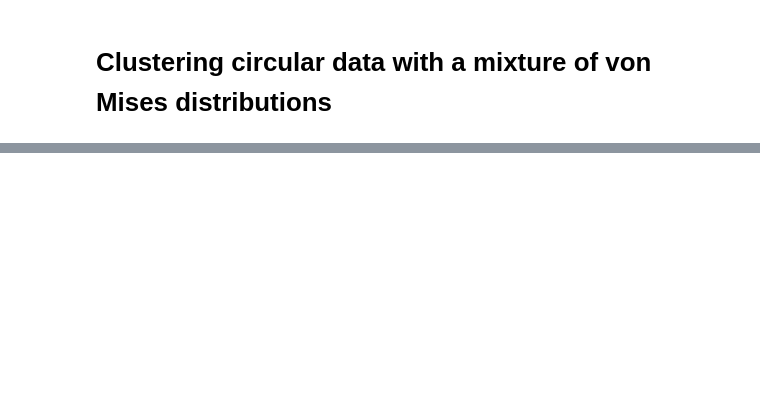
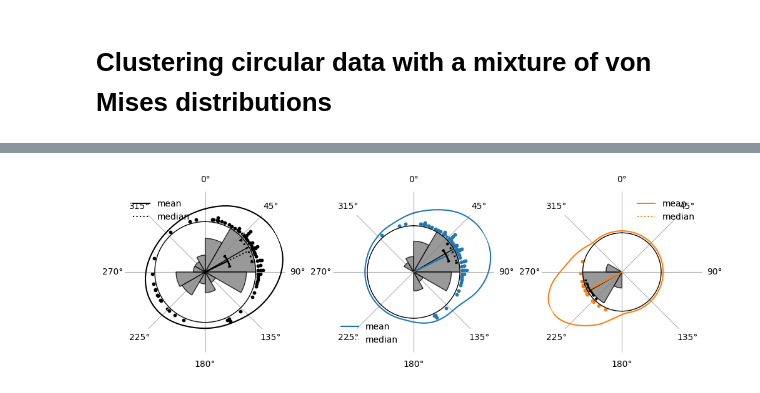
Before and after one commit to circstat/pycircstat2, a Jupyter notebook: examples/T5-clustering.ipynb, the cells around one changed output, grey strips where cells are left out. Saved outputs shown, nothing was run; the diff lists cells and outputs as text; code cells hidden in the pictures; blank space fills up the shorter version.

Commit message:
add: examples/T5-clustering

```diff
--- a/examples/T5-clustering.ipynb
+++ b/examples/T5-clustering.ipynb
@@ -12,4 +11,4 @@ Here we use the dataset B3 from Fisher (1993) to demonstrate the usage of MoVM (
 # %%
 d = load_data("B3", source="fisher")["θ"].values
-c = Circular(d)
-_ = circ_plot(c)
+model = MoVM(n_clusters=2, unit="degree")
+model.fit(d)
@@ -17,0 +32,29 @@ _ = circ_plot(c)
+# %%
+labels = ["A", "B", "C"]
+fig, ax = plt.subplot_mosaic(
+    mosaic="ABC", figsize=(10, 5),
+    subplot_kw={"projection": "polar"},
+    layout="constrained",
+)
+
+# complete data
+c = Circular(d)
+c.plot(ax=ax["A"])
+
+for i, k in enumerate(range(2)):
+
+    # clustered data
+    x_k = model.x[model.labels == k]
+    c_k = Circular(data=x_k, unit=model.unit)
+
+    c_k.plot(
+        ax=ax[labels[i+1]],
+        config={
+            "density": {"color": f"C{i}"},
+            "scatter": {"color": f"C{i}"},
+            "mean": {"color": f"C{i}"},
+            "median": {"color": f"C{i}"},
+        }
+    )
+# %% [output]
+[figure, added]
```
Also changed, not shown: parts of 9 cells of this notebook.
